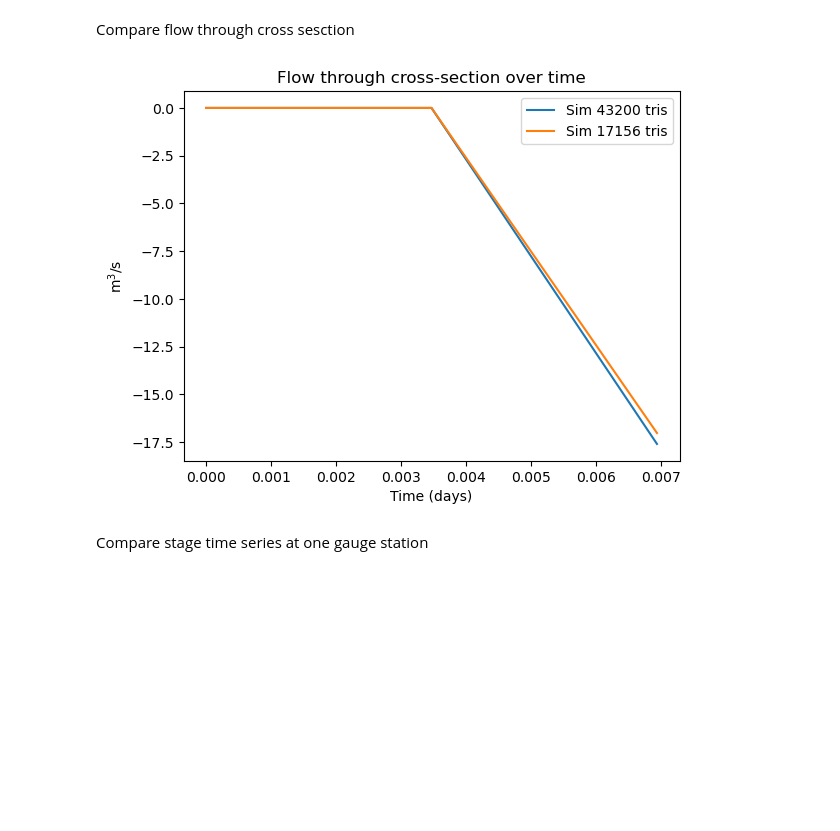
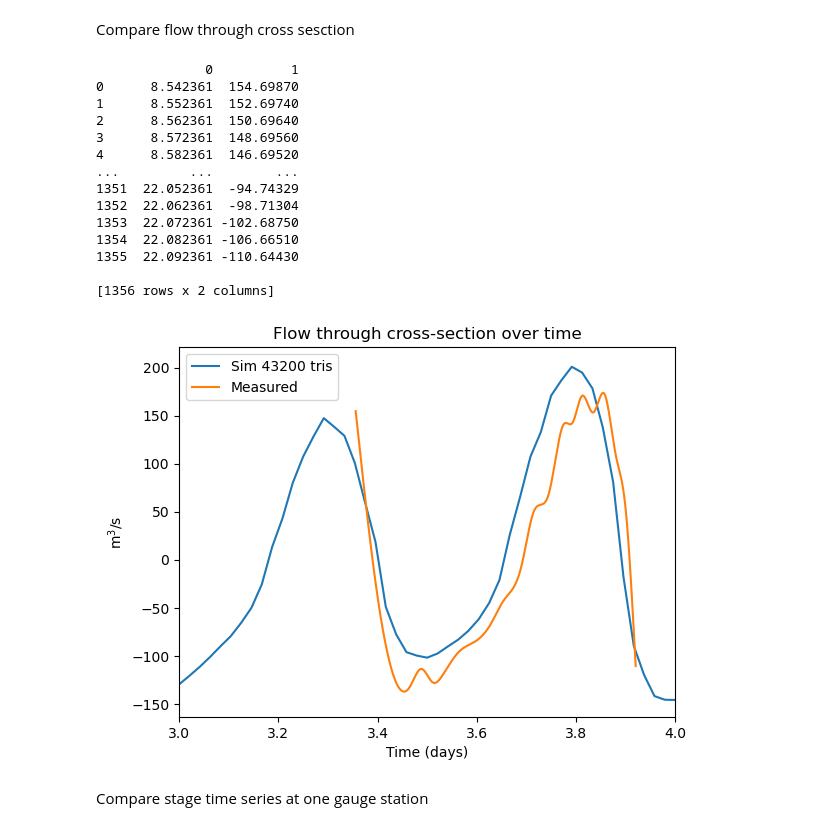
Before and after one commit to stoiver/merimbula, a Jupyter notebook: simulations/template/nb_compare_gauge_data.ipynb, the cells around one changed output. Cells and saved outputs as stored; diff of their text form; code cells hidden in the pictures; blank space fills up the shorter version.

```diff
--- a/simulations/template/nb_compare_gauge_data.ipynb
+++ b/simulations/template/nb_compare_gauge_data.ipynb
@@ -90,9 +72,10 @@ verbose = False
 
 # Set up the sww files to compare
 swwfiles = [
-            'template_sept_2003_43200_weeds_20251202_202802.sww',
+            #'template_sept_2003_43200_weeds_20251202_202802.sww',
             #'template_sept_2003_17156_no_exterior_tags_weeds_20251210_140515.sww',
-            'template_sept_2003_43200_weeds_20260118_114652.sww'
+            #'template_sept_2003_43200_weeds_20260118_114652.sww',
+            'template_sept_2003_43200_weeds_20260128_144153.sww',
             ]
 
 num_of_triangles = []
@@ -191,5 +173,5 @@ Text(0.5, 1.0, 'Elevation and Mesh at t=0.0s')
 # %%
-splotter = splotters[1]
+splotter = splotters[0]
 volume = splotter.water_volume(per_unit_area=True, polygon=polygon)
 
 plt.plot(splotter.time, volume)
@@ -205,15 +187,44 @@ Compare flow through cross sesction
 # %%
 verbose = False
 for n, splotter in enumerate(splotters):
     t, Q = splotter.get_flow_through_cross_section(polyline, verbose=verbose)
     plt.plot(t/3600/24, Q, label=f'Sim {num_of_triangles[n]} tris')
+    pass
 plt.xlabel('Time (days)')
 plt.ylabel('m$^3$/s')
 plt.title('Flow through cross-section over time')
+
+model_dir = '../../model_data_sept_2003'
+
+filename = anuga.join(model_dir,'gauge4_discharge.txt')
+flow = pd.read_csv(filename, header=None, delim_whitespace=True)
+#print(flow)
+
+flow.columns = ['time', 'measured']
+flow['time'] = flow['time'] /24.0 + 3.0 # convert time to days 25th Sept 2003 was at 3 days in the model time
+
+
+plt.plot(flow['time'], flow['measured'], label='Measured')
+
+plt.xlim(3,4)
 plt.legend()
 plt.show()
 # %% [output]
+              0          1
+0      8.542361  154.69870
+1      8.552361  152.69740
+2      8.562361  150.69640
+3      8.572361  148.69560
+4      8.582361  146.69520
+...         ...        ...
+1351  22.052361  -94.74329
+1352  22.062361  -98.71304
+1353  22.072361 -102.68750
+1354  22.082361 -106.66510
+1355  22.092361 -110.64430
+
+[1356 rows x 2 columns]
-[figure, old version]
+[figure, new version]
 # %% [markdown]
 Compare stage time series at one gauge station
 # %%
```
Also changed, not shown: parts of 7 cells of this notebook.
